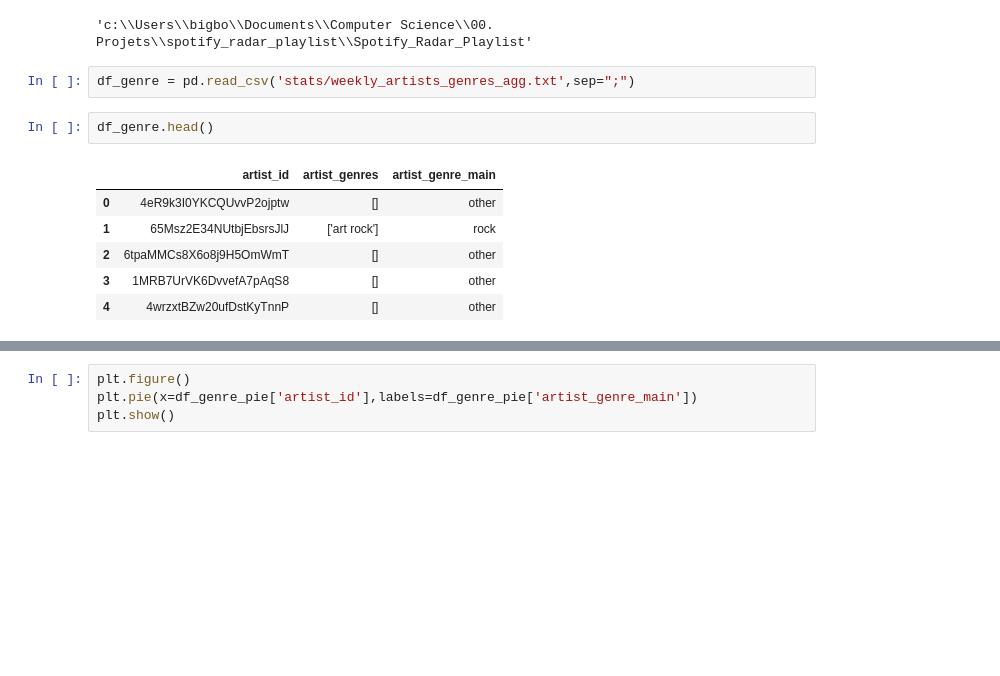
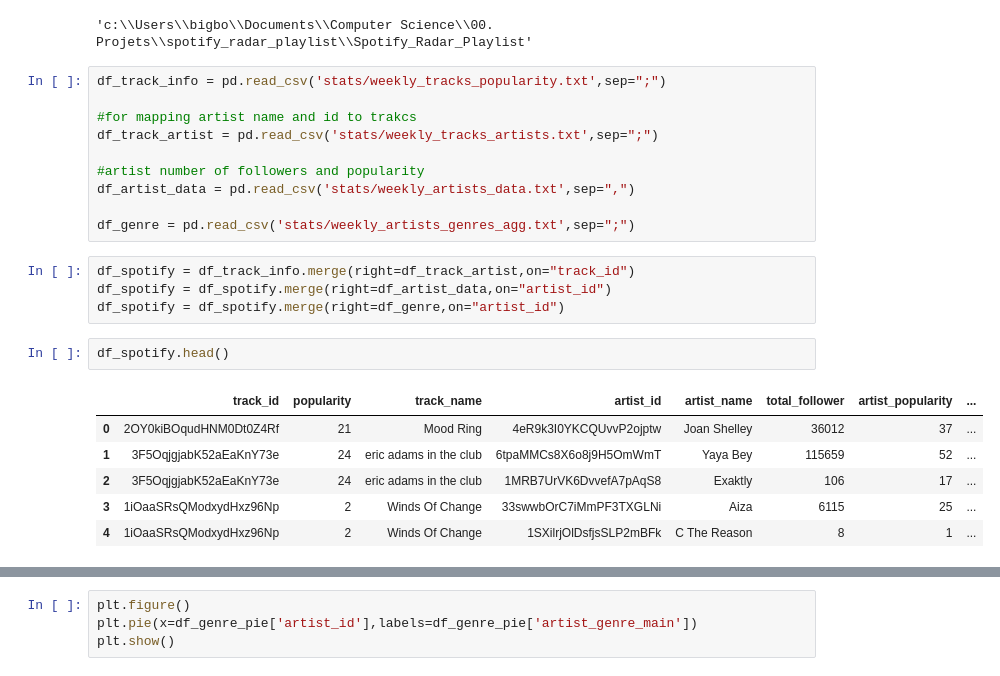
Before and after one commit to fabmav/Spotify_Radar_Playlist, a Jupyter notebook: weekly_data_analysis.ipynb, the cells around one changed output, grey strips where cells are left out. Drawn from its saved outputs; the diff is of its cells as text; blank space fills up the shorter version.

```diff
--- a/weekly_data_analysis.ipynb
+++ b/weekly_data_analysis.ipynb
@@ -17,14 +14,26 @@ os.getcwd()
 # %% [output]
 'c:\\Users\\bigbo\\Documents\\Computer Science\\00. Projets\\spotify_radar_playlist\\Spotify_Radar_Playlist'
 # %%
+df_track_info = pd.read_csv('stats/weekly_tracks_popularity.txt',sep=";")
+
+#for mapping artist name and id to trakcs
+df_track_artist = pd.read_csv('stats/weekly_tracks_artists.txt',sep=";")
+
+#artist number of followers and popularity
+df_artist_data = pd.read_csv('stats/weekly_artists_data.txt',sep=",")
+
 df_genre = pd.read_csv('stats/weekly_artists_genres_agg.txt',sep=";")
+# %%
+df_spotify = df_track_info.merge(right=df_track_artist,on="track_id")
+df_spotify = df_spotify.merge(right=df_artist_data,on="artist_id")
+df_spotify = df_spotify.merge(right=df_genre,on="artist_id")
 # %%
-df_genre.head()
+df_spotify.head()
 # %% [output]
-|  | artist_id | artist_genres | artist_genre_main |
-| 0 | 4eR9k3I0YKCQUvvP2ojptw | [] | other |
-| 1 | 65Msz2E34NUtbjEbsrsJlJ | ['art rock'] | rock |
-| 2 | 6tpaMMCs8X6o8j9H5OmWmT | [] | other |
-| 3 | 1MRB7UrVK6DvvefA7pAqS8 | [] | other |
-| 4 | 4wrzxtBZw20ufDstKyTnnP | [] | other |
+|  | track_id | popularity | track_name | artist_id | artist_name | total_follower | artist_popularity | ... |
+| 0 | 2OY0kiBOqudHNM0Dt0Z4Rf | 21 | Mood Ring | 4eR9k3I0YKCQUvvP2ojptw | Joan Shelley | 36012 | 37 | ... |
+| 1 | 3F5OqjgjabK52aEaKnY73e | 24 | eric adams in the club | 6tpaMMCs8X6o8j9H5OmWmT | Yaya Bey | 115659 | 52 | ... |
+| 2 | 3F5OqjgjabK52aEaKnY73e | 24 | eric adams in the club | 1MRB7UrVK6DvvefA7pAqS8 | Exaktly | 106 | 17 | ... |
+| 3 | 1iOaaSRsQModxydHxz96Np | 2 | Winds Of Change | 33swwbOrC7iMmPF3TXGLNi | Aiza | 6115 | 25 | ... |
+| 4 | 1iOaaSRsQModxydHxz96Np | 2 | Winds Of Change | 1SXilrjOlDsfjsSLP2mBFk | C The Reason | 8 | 1 | ... |
 # %%
```
Also changed, not shown: parts of 5 cells of this notebook, 4 other files.
